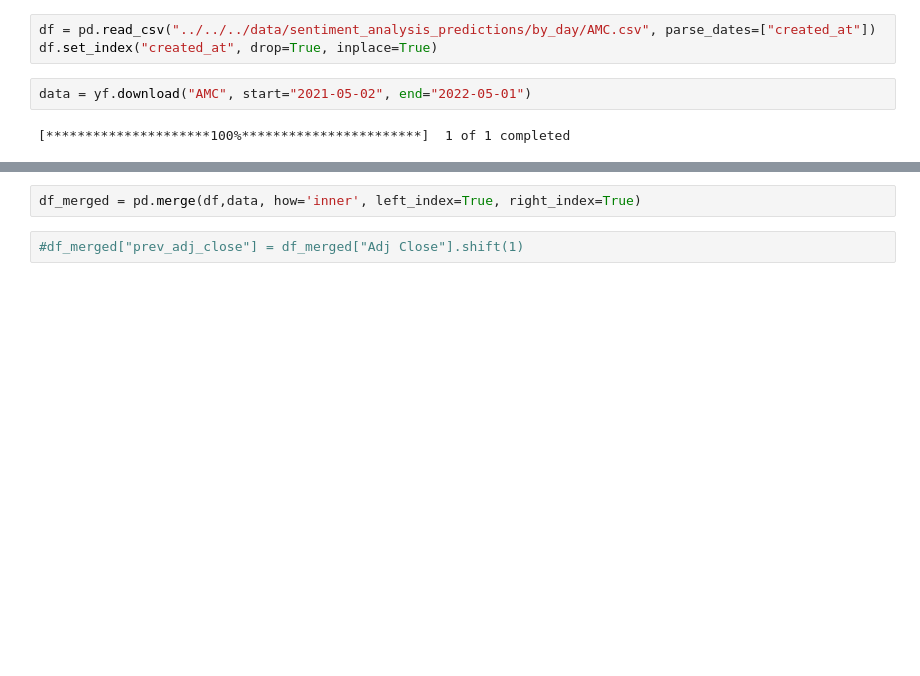
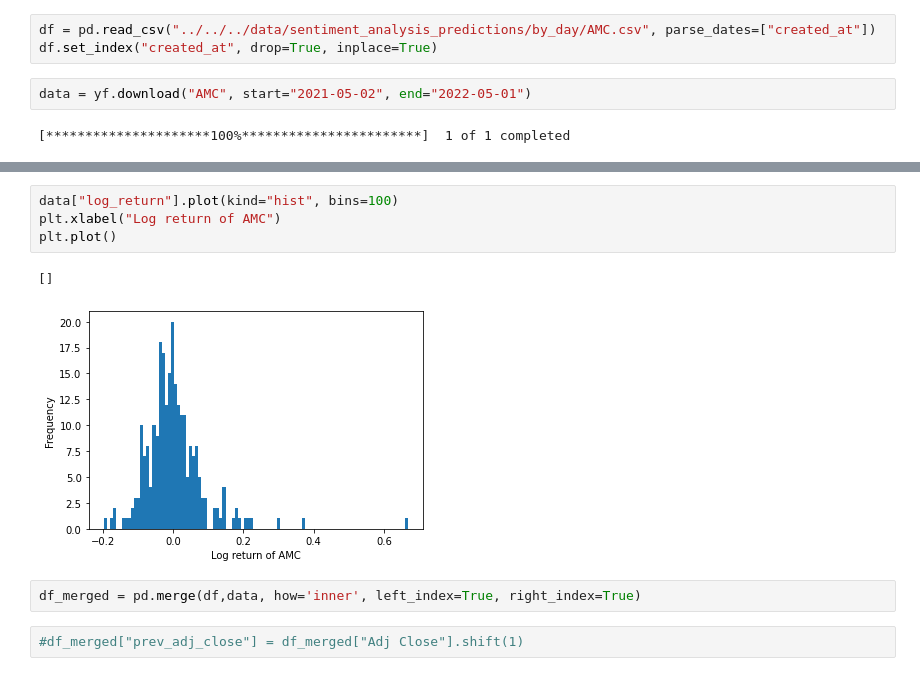
Before and after one commit to Jan-Burger/Bachelor-Thesis, a Jupyter notebook: notebooks/stock_prediction/correlation_calculation/AMC_correlation.ipynb, the cells around one changed output, grey strips where cells are left out. Drawn from its saved outputs; the diff is of its cells as text; blank space fills up the shorter version.

```diff
--- a/notebooks/stock_prediction/correlation_calculation/AMC_correlation.ipynb
+++ b/notebooks/stock_prediction/correlation_calculation/AMC_correlation.ipynb
@@ -33,3 +70,10 @@ data
+# %%
+data["log_return"].plot(kind="hist", bins=100)
+plt.xlabel("Log return of AMC")
+plt.plot()
+# %% [output]
+[]
+[figure, added]
 # %%
 df_merged = pd.merge(df,data, how='inner', left_index=True, right_index=True)
 # %%
```
Also changed, not shown: parts of 4 cells of this notebook, 39 other files.
